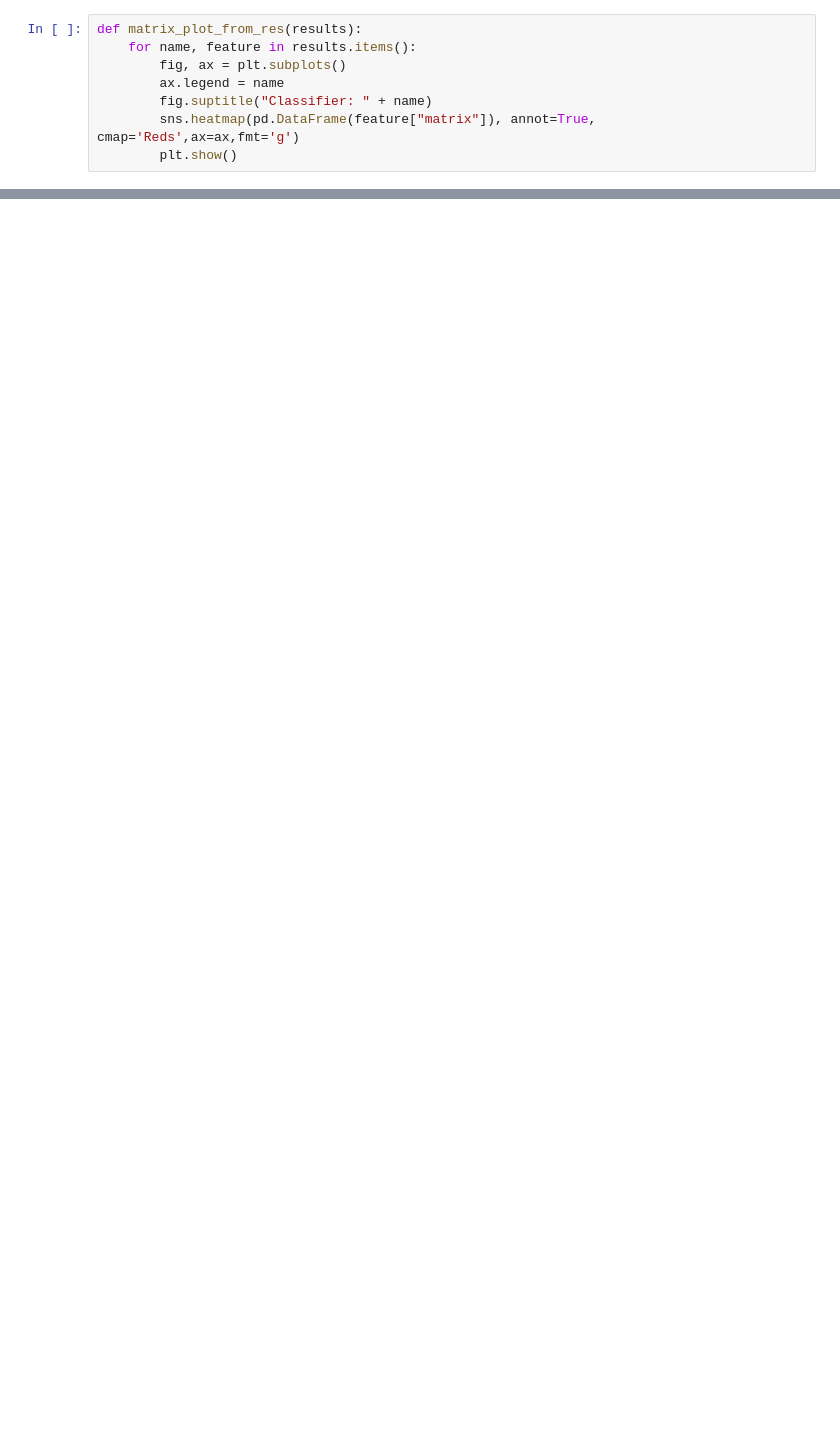
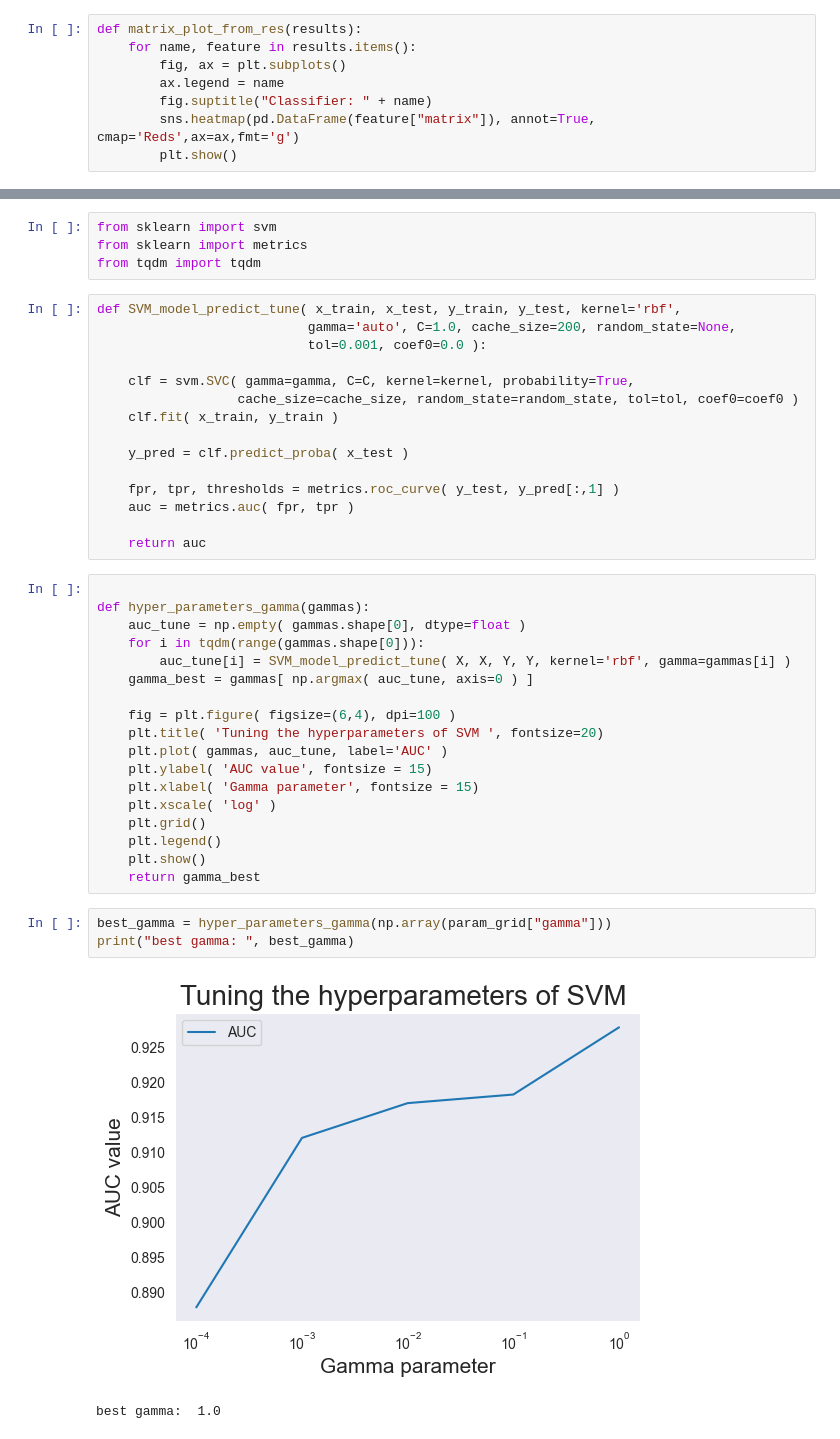
Before and after one commit to Nosyfire/Data_mining_and_machine_learning, a Jupyter notebook: Project/classifier.ipynb, the cells around one changed output, grey strips where cells are left out. Saved outputs shown, nothing was run; the diff lists cells and outputs as text; blank space fills up the shorter version.

Commit message:
classifier with hypertunes parameters

```diff
--- a/Project/classifier.ipynb
+++ b/Project/classifier.ipynb
@@ -315,0 +336,43 @@ matrix_plot_from_res(above_res)
+# %%
+from sklearn import svm
+from sklearn import metrics
+from tqdm import tqdm
+# %%
+def SVM_model_predict_tune( x_train, x_test, y_train, y_test, kernel='rbf',
+                           gamma='auto', C=1.0, cache_size=200, random_state=None,
+                           tol=0.001, coef0=0.0 ):
+
+    clf = svm.SVC( gamma=gamma, C=C, kernel=kernel, probability=True,
+                  cache_size=cache_size, random_state=random_state, tol=tol, coef0=coef0 )
+    clf.fit( x_train, y_train )
+
+    y_pred = clf.predict_proba( x_test )
+
+    fpr, tpr, thresholds = metrics.roc_curve( y_test, y_pred[:,1] )
+    auc = metrics.auc( fpr, tpr )
+
+    return auc
+# %%
+
+def hyper_parameters_gamma(gammas):
+    auc_tune = np.empty( gammas.shape[0], dtype=float )
+    for i in tqdm(range(gammas.shape[0])):
+        auc_tune[i] = SVM_model_predict_tune( X, X, Y, Y, kernel='rbf', gamma=gammas[i] )
+    gamma_best = gammas[ np.argmax( auc_tune, axis=0 ) ]
+
+    fig = plt.figure( figsize=(6,4), dpi=100 )
+    plt.title( 'Tuning the hyperparameters of SVM ', fontsize=20)
+    plt.plot( gammas, auc_tune, label='AUC' )
+    plt.ylabel( 'AUC value', fontsize = 15)
+    plt.xlabel( 'Gamma parameter', fontsize = 15)
+    plt.xscale( 'log' )
+    plt.grid()
+    plt.legend()
+    plt.show()
+    return gamma_best
+# %%
+best_gamma = hyper_parameters_gamma(np.array(param_grid["gamma"]))
+print("best gamma: ", best_gamma)
+# %% [output]
+[figure, added]
+best gamma:  1.0
```
Also changed, not shown: parts of 26 cells of this notebook.
